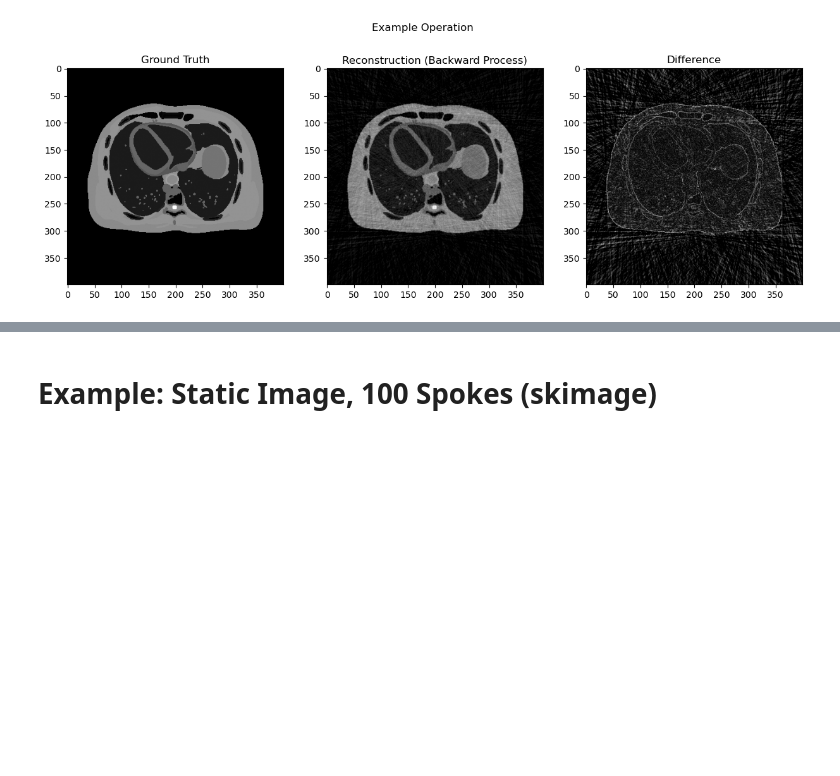
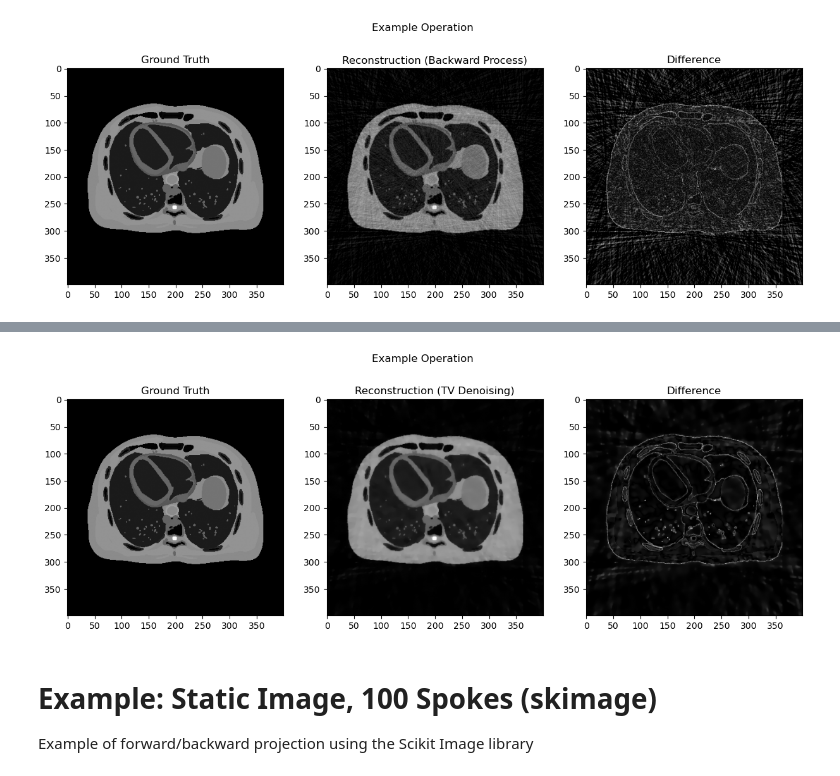
Before and after one commit to cmjw/MRI-Breathing-Artifacts, a Jupyter notebook: xcat_breathing_recon.ipynb, the cells around one changed output, grey strips where cells are left out. Cells and saved outputs as stored; diff of their text form; code cells hidden in the pictures; blank space fills up the shorter version.

```diff
--- a/xcat_breathing_recon.ipynb
+++ b/xcat_breathing_recon.ipynb
@@ -278,0 +292,26 @@ plt.show();
+# %%
+f_measured = ex_sinogram; # transpose from ASTRA format
+u = ex_reconstructed.copy(); # initial guess of FBP of sinogram
+
+iterations = 50;
+learning_rate = 1e-6; # step size
+lambda_tv = 0.15; # aggressiveness of TV (higher is more aggressive smoothing)
+
+for i in range(iterations):
+    # data fidelity step
+    sino_id, Au = astra.create_sino(u, proj_id);
+    error_sino = Au - f_measured; # should this be normalized?
+
+    err_vol_id, gradient_image = astra.create_backprojection(error_sino, proj_id);
+
+    u_updated = u - (learning_rate * gradient_image);
+
+    # denoising
+    u = denoise_tv_chambolle(u_updated, weight=lambda_tv);
+    u = np.clip(u, 0, None); # enforce non-negativity
+
+    # cleanup
+    astra.data2d.delete(sino_id);
+    astra.data2d.delete(err_vol_id);
+
+    print(f"Iter {i}, error norm: {np.linalg.norm(error_sino):.2f}");
@@ -279,5 +336,27 @@ plt.show();
+# %%
+u_norm = u / np.max(u); # normalize
+diff = np.abs(ex_gt_norm - u_norm);
+
+fig, (ax1, ax2, ax3) = plt.subplots(1, 3, figsize=(15, 5));
+fig.suptitle('Example Operation');
+
+ax1.set_title('Ground Truth');
+im1 = ax1.imshow(ex_gt, cmap='grey');
+
+ax2.set_title('Reconstruction (TV Denoising)');
+im2 = ax2.imshow(u_norm, cmap='grey');
+
+ax3.set_title('Difference');
+im3 = ax3.imshow(diff, cmap='grey');
+
+plt.savefig('fig/Example.png');
+plt.show();
+# %% [output]
+[figure, added]
 # %% [markdown]
 # Example: Static Image, 100 Spokes (skimage)
+
+Example of forward/backward projection using the Scikit Image library
 # %%
 # Example
 GOLDEN_ANGLE = 111.246;
```
Also changed, not shown: parts of 14 cells of this notebook.
